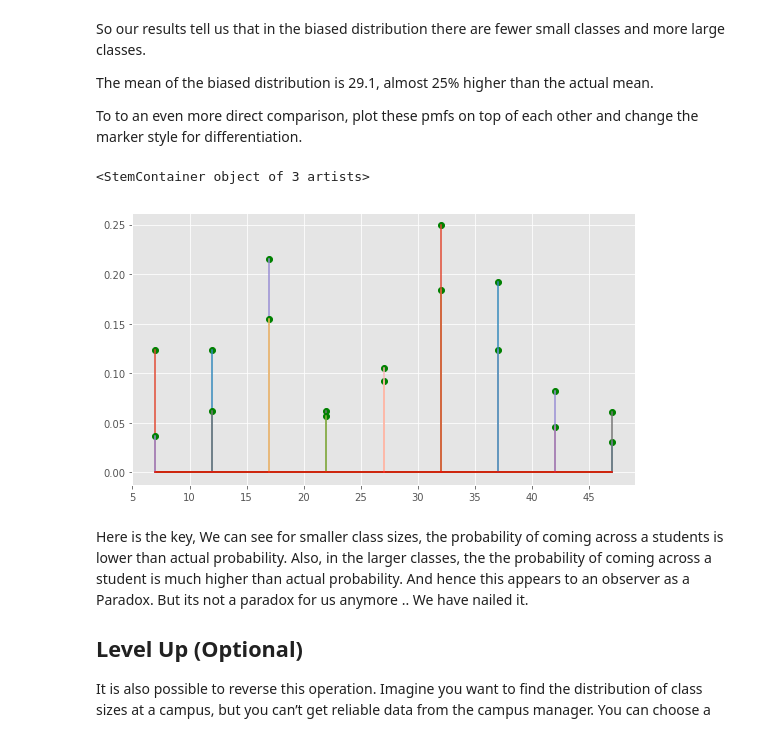
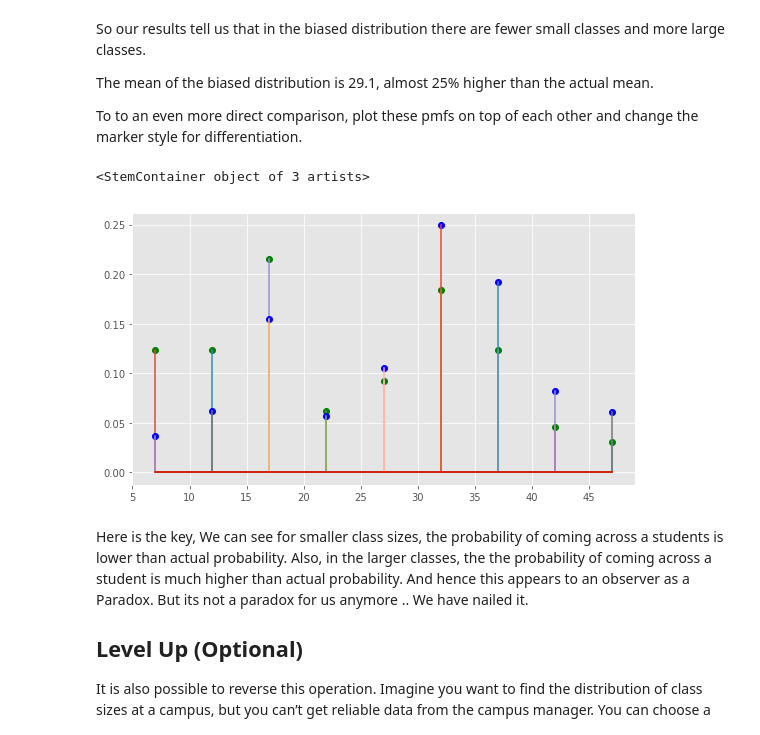
Before and after one commit to AR3441/dsc-1-09-07-the-probability-mass-function-lab-nyc-ds-career-031119, a Jupyter notebook: index.ipynb, the cells around one changed output. Saved outputs shown, nothing was run; the diff lists cells and outputs as text; code cells hidden in the pictures.

```diff
--- a/index.ipynb
+++ b/index.ipynb
@@ -215,11 +215,11 @@ To to an even more direct comparison, plot these pmfs on top of each other and c
 # %%
 # Plot pmfs overlapping
 new_figure = plt.figure(figsize = [9,5])
 plt.stem(sizes, pmf, '-', 'go','g-', label = 'actual')
-plt.stem(sizes,pmf2,'-','go', 'r-' ,label = 'perceived')
+plt.stem(sizes,pmf2,'-','bo', 'r-' ,label = 'perceived')
 # %% [output]
 <StemContainer object of 3 artists>
-[figure, old version]
+[figure, new version]
 # %% [markdown]
 Here is the key, We can see for smaller class sizes, the probability of coming across a students is lower than actual probability. Also, in the larger classes, the the probability of coming across a student is much higher than actual probability. And hence this appears to an observer as a Paradox. But its not a paradox for us anymore .. We have nailed it.
 
```
